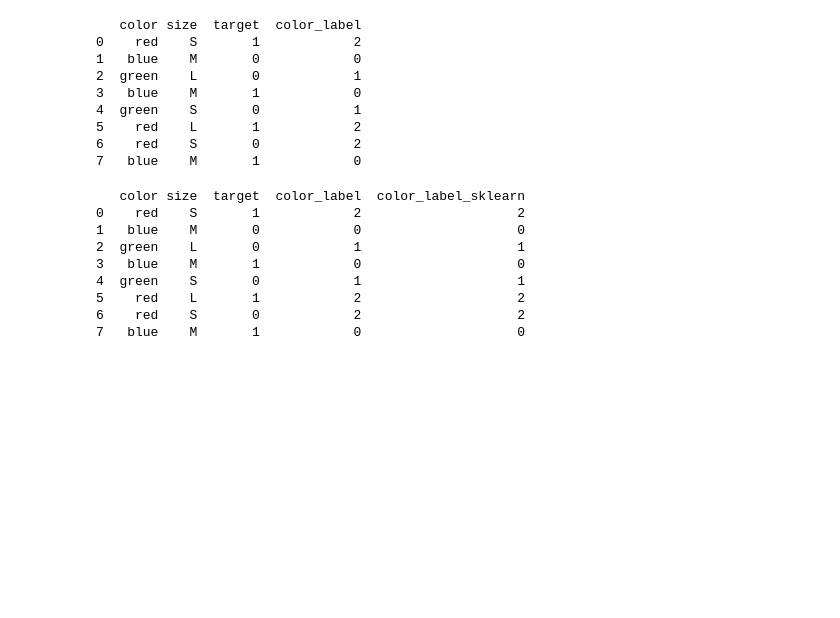
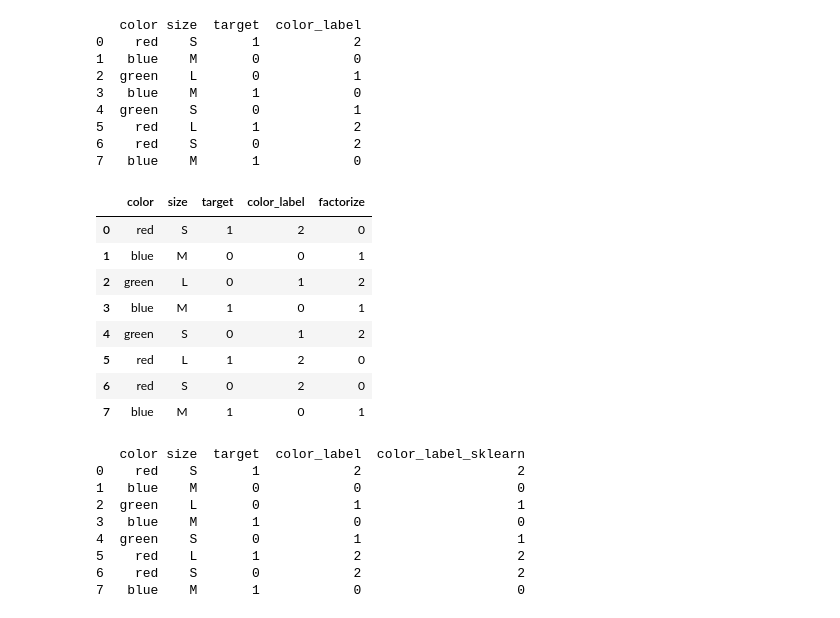
Before and after one commit to Hyunsoo-Ryan-Lee/ML_Lecture, a Jupyter notebook: 02.PreProcess/2.Encoding.ipynb, the cells around one changed output. Drawn from its saved outputs; the diff is of its cells as text; code cells hidden in the pictures; blank space fills up the shorter version.

```diff
--- a/02.PreProcess/2.Encoding.ipynb
+++ b/02.PreProcess/2.Encoding.ipynb
@@ -41,6 +41,22 @@ print(df)
 5    red    L       1            2
 6    red    S       0            2
 7   blue    M       1            0
+# %%
+## factorize 함수 사용
+
+df['factorize'] = df['color'].factorize()[0]
+
+df
+# %% [output]
+|  | color | size | target | color_label | factorize |
+| 0 | red | S | 1 | 2 | 0 |
+| 1 | blue | M | 0 | 0 | 1 |
+| 2 | green | L | 0 | 1 | 2 |
+| 3 | blue | M | 1 | 0 | 1 |
+| 4 | green | S | 0 | 1 | 2 |
+| 5 | red | L | 1 | 2 | 0 |
+| 6 | red | S | 0 | 2 | 0 |
+| 7 | blue | M | 1 | 0 | 1 |
 # %%
 from sklearn.preprocessing import LabelEncoder
 
```
Also changed, not shown: 15 other files.
